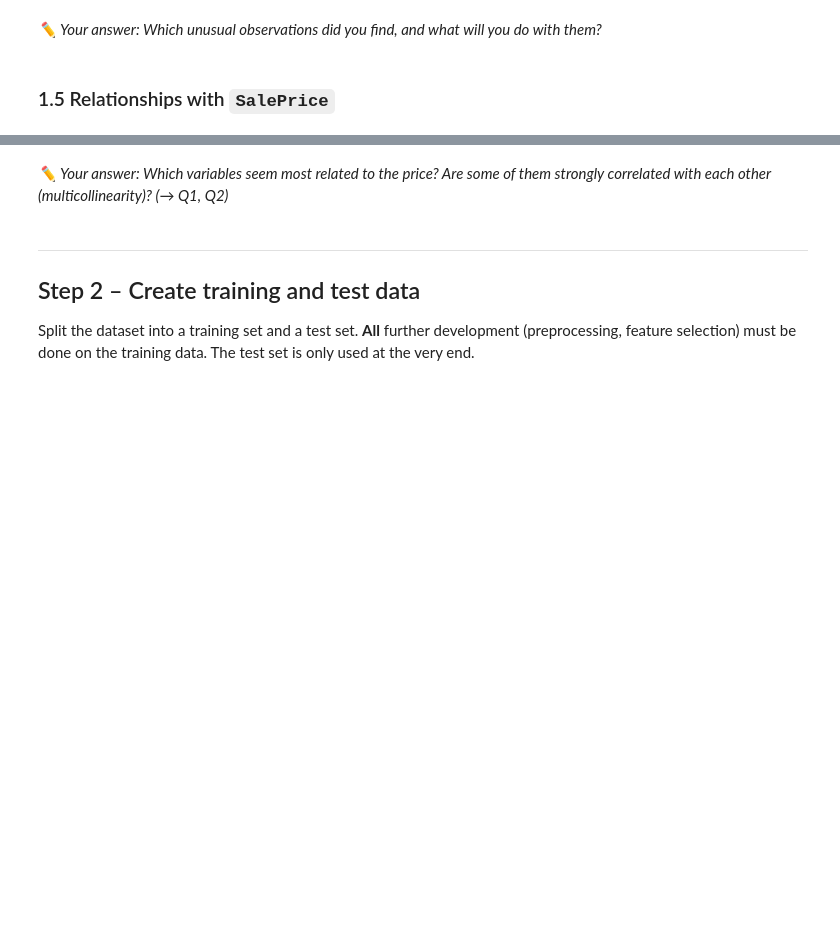
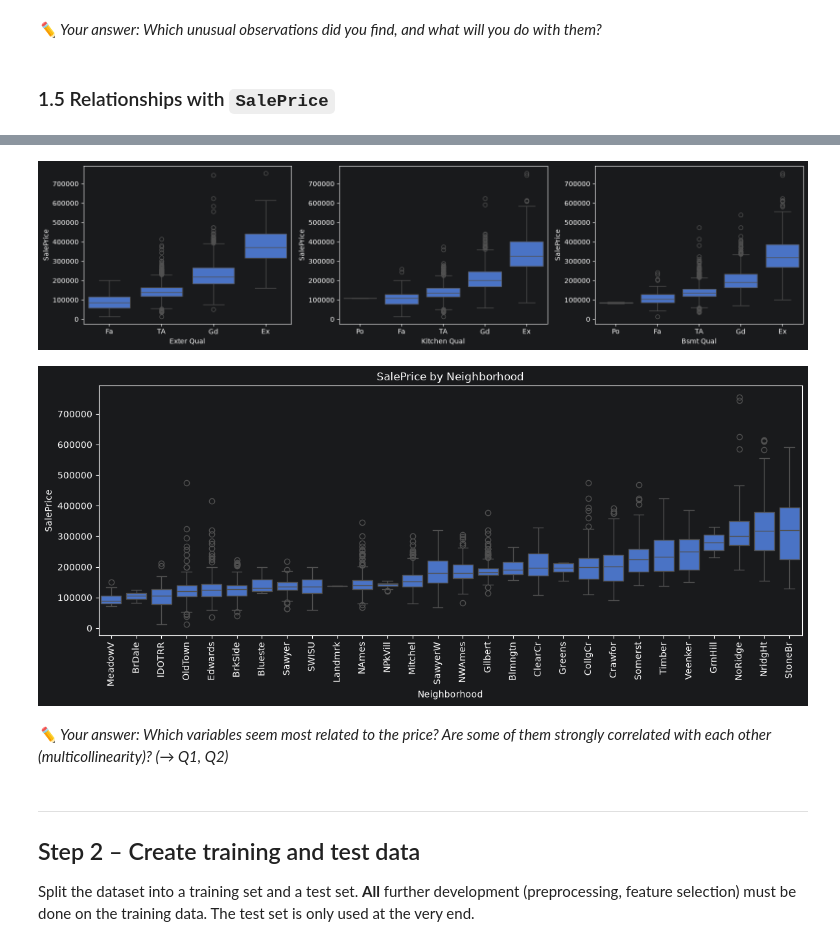
Before and after one commit to Frednos/Machine-Learning-Assignment-1, a Jupyter notebook: housing_price_prediction.ipynb, the cells around one changed output, grey strips where cells are left out. Drawn from its saved outputs; the diff is of its cells as text; code cells hidden in the pictures; blank space fills up the shorter version.

```diff
--- a/housing_price_prediction.ipynb
+++ b/housing_price_prediction.ipynb
@@ -206,3 +275,21 @@ missing
+# %%
+fig, axes = plt.subplots(1, 3, figsize=(16, 4))
+for ax, col in zip(axes, ["Exter Qual", "Kitchen Qual", "Bsmt Qual"]):
+    order = df.groupby(col)["SalePrice"].median().sort_values().index
+    sns.boxplot(x=col, y="SalePrice", data=df, order=order, ax=ax)
+plt.tight_layout()
+plt.show()
+
+# Neighborhood has many categories – give it its own large plot
+order = df.groupby("Neighborhood")["SalePrice"].median().sort_values().index
+plt.figure(figsize=(14, 5))
+sns.boxplot(x="Neighborhood", y="SalePrice", data=df, order=order)
+plt.xticks(rotation=90)
+plt.title("SalePrice by Neighborhood")
+plt.show()
+# %% [output]
+[figure, added]
+[figure, added]
 # %% [markdown]
 *✏️ Your answer: Which variables seem most related to the price? Are some of them strongly correlated with each other (multicollinearity)? (→ Q1, Q2)*
 # %% [markdown]
```
Also changed, not shown: parts of 7 cells of this notebook.
